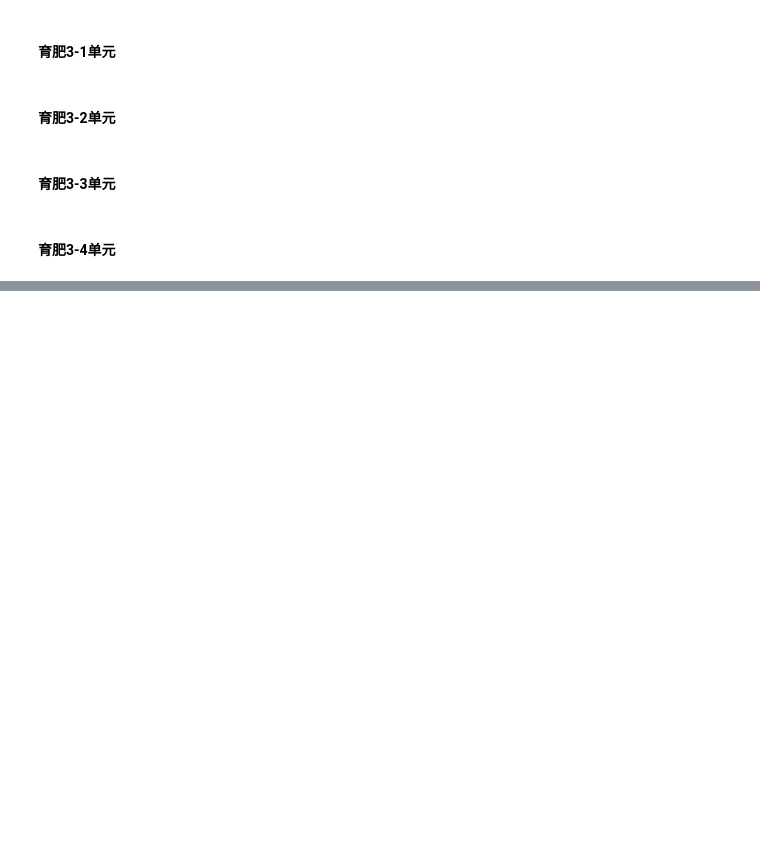
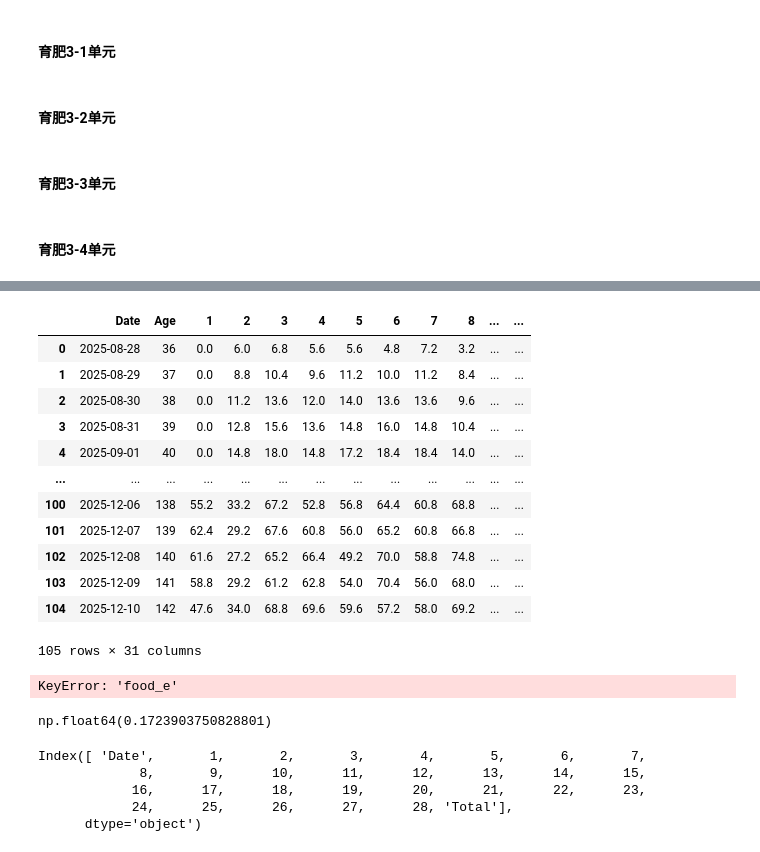
Before and after one commit to yixuan228/work-error-detect, a Jupyter notebook: 三栋喂食数据分析.ipynb, the cells around one changed output, grey strips where cells are left out. Drawn from its saved outputs; the diff is of its cells as text; code cells hidden in the pictures; blank space fills up the shorter version.

```diff
--- a/三栋喂食数据分析.ipynb
+++ b/三栋喂食数据分析.ipynb
@@ -429,0 +434,12 @@ plot_interactive_line_chart('育肥3-4单元饲喂记录-2025-08-28--2025-12-10-
+# %%
+# 导入总体料量数据
+import pandas as pd
+df_total = pd.read_excel('data/三栋1-4单元总量统计.xlsx', index_col=0)
+df_total.index = pd.to_datetime(df_total.index)
+
+# 导入标准喂食数据
+df_food_std = pd.read_excel('data/std_food_table_log_log.xlsx', index_col=0)[['food_e']]
+
+# 全局绘图参数配置
+from matplotlib import font_manager
+CN_font = font_manager.FontProperties(fname='C:/Windows/Fonts/simhei.ttf')
@@ -429,0 +463,35 @@ plot_interactive_line_chart('育肥3-4单元饲喂记录-2025-08-28--2025-12-10-
+# %%
+file_name = '育肥3-1单元饲喂记录-2025-08-28--2025-12-10-子表分析'
+sheet_name = '子表1-单栏喂料量'
+col_name = '育肥3-1单元'
+if_partial = False
+# %%
+df = pd.read_excel(f'data/{file_name}.xlsx', sheet_name=sheet_name, index_col=False).rename(columns={'日期': 'Date'})#.drop(columns=['Age'], errors='ignore')
+df['Date'] = pd.to_datetime(df['Date'])
+df = df.merge(df_total[col_name]/28, left_on='Date', right_on=df_total.index, how='left').rename(columns={col_name: 'Total'}) # 单栏总值平均值
+
+# if if_partial:
+#     df = df[(df['Date'] >= start_date) & (df['Date'] <= end_date)].reset_index(drop=True)
+# %%
+df
+# %% [output]
+|  | Date | Age | 1 | 2 | 3 | 4 | 5 | 6 | 7 | 8 | ... | ... |
+| 0 | 2025-08-28 | 36 | 0.0 | 6.0 | 6.8 | 5.6 | 5.6 | 4.8 | 7.2 | 3.2 | ... | ... |
+| 1 | 2025-08-29 | 37 | 0.0 | 8.8 | 10.4 | 9.6 | 11.2 | 10.0 | 11.2 | 8.4 | ... | ... |
+| 2 | 2025-08-30 | 38 | 0.0 | 11.2 | 13.6 | 12.0 | 14.0 | 13.6 | 13.6 | 9.6 | ... | ... |
+| 3 | 2025-08-31 | 39 | 0.0 | 12.8 | 15.6 | 13.6 | 14.8 | 16.0 | 14.8 | 10.4 | ... | ... |
+| 4 | 2025-09-01 | 40 | 0.0 | 14.8 | 18.0 | 14.8 | 17.2 | 18.4 | 18.4 | 14.0 | ... | ... |
+| ... | ... | ... | ... | ... | ... | ... | ... | ... | ... | ... | ... | ... |
+| 100 | 2025-12-06 | 138 | 55.2 | 33.2 | 67.2 | 52.8 | 56.8 | 64.4 | 60.8 | 68.8 | ... | ... |
+| 101 | 2025-12-07 | 139 | 62.4 | 29.2 | 67.6 | 60.8 | 56.0 | 65.2 | 60.8 | 66.8 | ... | ... |
+| 102 | 2025-12-08 | 140 | 61.6 | 27.2 | 65.2 | 66.4 | 49.2 | 70.0 | 58.8 | 74.8 | ... | ... |
+| 103 | 2025-12-09 | 141 | 58.8 | 29.2 | 61.2 | 62.8 | 54.0 | 70.4 | 56.0 | 68.0 | ... | ... |
+| 104 | 2025-12-10 | 142 | 47.6 | 34.0 | 68.8 | 69.6 | 59.6 | 57.2 | 58.0 | 69.2 | ... | ... |
+105 rows × 31 columns
+# %%
+col_name = df.columns[i]
+df_temp = df[['Age', col_name]].copy()
+df_temp.merge(df_food_std, left_on='Age', right_on=df_food_std.index, how='left')
+df_temp['N_estimated'] = df_temp[col_name] / df_temp['food_e']
+# %% [output]
+KeyError: 'food_e'
@@ -429,0 +511,12 @@ plot_interactive_line_chart('育肥3-4单元饲喂记录-2025-08-28--2025-12-10-
+# %%
+df_food_std.loc[27, 'food_e']
+# %% [output]
+np.float64(0.1723903750828801)
+# %%
+df.columns
+# %% [output]
+Index([ 'Date',       1,       2,       3,       4,       5,       6,       7,
+             8,       9,      10,      11,      12,      13,      14,      15,
+            16,      17,      18,      19,      20,      21,      22,      23,
+            24,      25,      26,      27,      28, 'Total'],
+      dtype='object')
```
Also changed, not shown: parts of 8 cells of this notebook, 1 other file.
